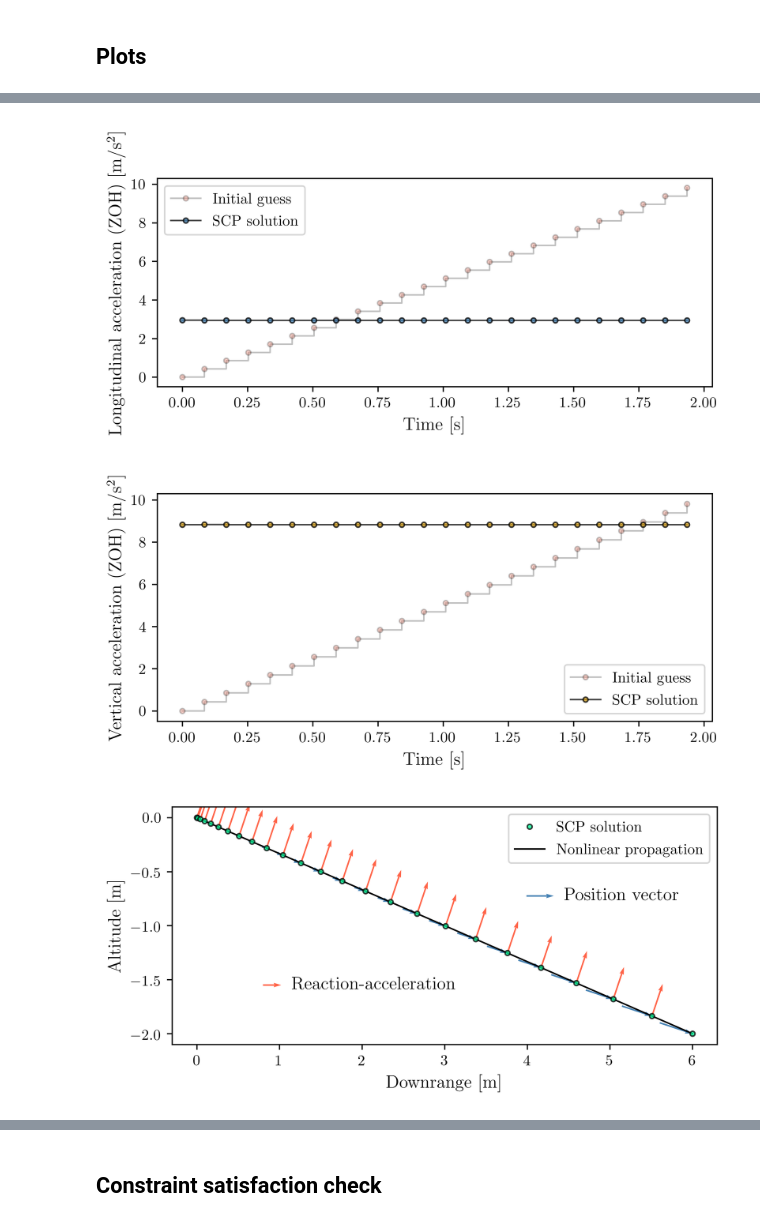
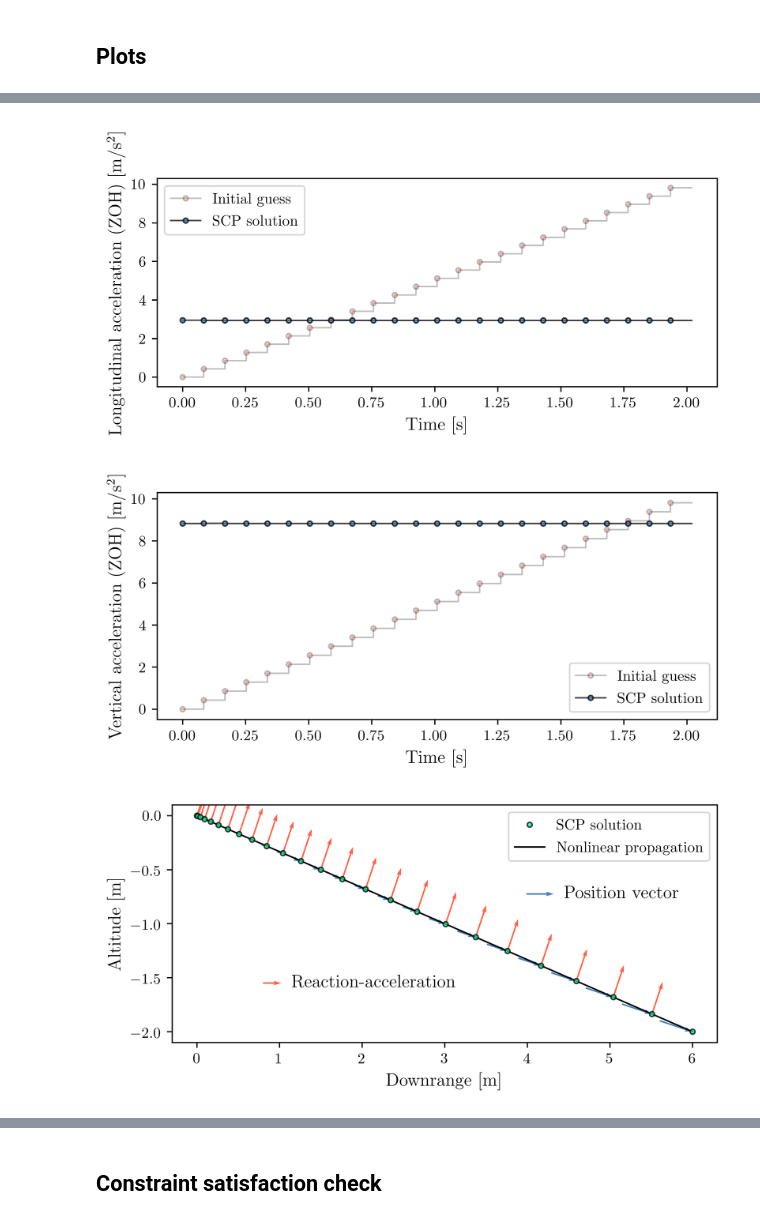
Before and after one commit to Prateek0562/SCP-experiments-abhiKamath, a Jupyter notebook: brachistochrone/ptr_scp.ipynb, the cells around one changed output, grey strips where cells are left out. Drawn from its saved outputs; the diff is of its cells as text; code cells hidden in the pictures.

Commit message:
Fix control plots (ZOH)

```diff
--- a/brachistochrone/ptr_scp.ipynb
+++ b/brachistochrone/ptr_scp.ipynb
@@ -469,18 +469,18 @@ plt.show()
 # Controls
 
 fig, ax = plt.subplots(figsize=(6, 3))
-markevery = 1
-line1 = ax.plot(tsu, u_init[0], linewidth=1, drawstyle='steps-post', color='k', marker='o', markevery=markevery, ms=3.25, markerfacecolor='tomato', alpha=0.25, label='Initial guess')
-line2 = ax.plot(tsu, u[0], linewidth=1, drawstyle='steps-post', color='k', marker='o', markevery=markevery, ms=3.25, markerfacecolor='steelblue', alpha=0.75, label='SCP solution')
+markevery = range(0, len(tsu))
+line1 = ax.plot(tss, np.hstack((u_init[0], u_init[0][-1])), linewidth=1, drawstyle='steps-post', color='k', marker='o', markevery=markevery, ms=3.25, markerfacecolor='tomato', alpha=0.25, label='Initial guess')
+line2 = ax.plot(tss, np.hstack((u[0], u[0][-1])), linewidth=1, drawstyle='steps-post', color='k', marker='o', markevery=markevery, ms=3.25, markerfacecolor='steelblue', alpha=0.75, label='SCP solution')
 plt.xlabel(r'Time [s]', fontsize=12)
 plt.ylabel(r'Longitudinal acceleration (ZOH) [m/s$^2$]',fontsize=12)
 plt.legend()
 plt.show()
 
 fig, ax = plt.subplots(figsize=(6, 3))
-markevery = 1
-line1 = ax.plot(tsu, u_init[1], linewidth=1, drawstyle='steps-post', color='k', marker='o', markevery=markevery, ms=3.25, markerfacecolor='tomato', alpha=0.25, label='Initial guess')
-line2 = ax.plot(tsu, u[1], linewidth=1, drawstyle='steps-post', color='k', marker='o', markevery=markevery, ms=3.25, markerfacecolor='goldenrod', alpha=0.75, label='SCP solution')
+markevery = range(0, len(tsu))
+line1 = ax.plot(tss, np.hstack((u_init[1], u_init[1][-1])), linewidth=1, drawstyle='steps-post', color='k', marker='o', markevery=markevery, ms=3.25, markerfacecolor='tomato', alpha=0.25, label='Initial guess')
+line2 = ax.plot(tss, np.hstack((u[1], u[1][-1])), linewidth=1, drawstyle='steps-post', color='k', marker='o', markevery=markevery, ms=3.25, markerfacecolor='steelblue', alpha=0.75, label='SCP solution')
 plt.xlabel(r'Time [s]', fontsize=12)
 plt.ylabel(r'Vertical acceleration (ZOH) [m/s$^2$]',fontsize=12)
 plt.legend()
@@ -512,35 +512,35 @@ Q2 = ax.quiver(r.T[:, 0], r.T[:, 1], v.T[:, 0], v.T[:, 1], color='steelblue', an
 qk1 = ax.quiverkey(Q1, 0.2, 0.25, 5.0, r'Reaction-acceleration', labelpos='E')
 qk2 = ax.quiverkey(Q2, 0.7, 0.625, 5.0, r'Velocity vector', labelpos='E')
 plt.xlabel(r'Downrange [m]', fontsize=12)
 plt.ylabel(r'Altitude [m]',fontsize=12)
 handles, labels = plt.gca().get_legend_handles_labels()
 order = [1, 0]
 plt.legend([handles[idx] for idx in order],[labels[idx] for idx in order])
 plt.show()
 
 # fig.savefig("plots/slide.pdf", format="pdf", bbox_inches = 'tight')
 
 fig, ax = plt.subplots(figsize=(6, 3))
 markevery = 1
 line1 = ax.plot(x[:, 0], x[:, 1], linewidth=1, color='k', label='Nonlinear propagation')
 line2 = ax.plot(x_cyc, -y_cyc, linewidth=1, color='k', marker='o', markevery=markevery, ms=3.25, markerfacecolor='steelblue', alpha=0.75, label='Analytical solution')
 line3 = ax.plot(r_init.T[:, 0], r_init.T[:, 1], linewidth=0, color='k', marker='o', markevery=markevery, ms=3.25, markerfacecolor='tomato', alpha=0.25, label='Initial guess')
 line4 = ax.plot(r.T[:, 0], r.T[:, 1], linewidth=0, color='k', marker='o', markevery=markevery, ms=3.25, markerfacecolor='mediumspringgreen', alpha=0.75, label='SCP solution')
 plt.xlabel(r'Downrange [m]', fontsize=12)
 plt.ylabel(r'Altitude [m]',fontsize=12)
 handles, labels = plt.gca().get_legend_handles_labels()
 order = [1, 2, 3, 0]
 plt.legend([handles[idx] for idx in order],[labels[idx] for idx in order])
 plt.show()
 
 # fig.savefig("plots/compare.pdf", format="pdf", bbox_inches = 'tight')
 # %% [output]
 [figure]
 [figure]
 [figure]
 [figure]
-[figure, old version]
+[figure, new version]
-[figure, old version]
+[figure, new version]
 [figure]
 [figure]
 [figure]
```
Also changed, not shown: parts of 1 cell of this notebook, 2 other files.
